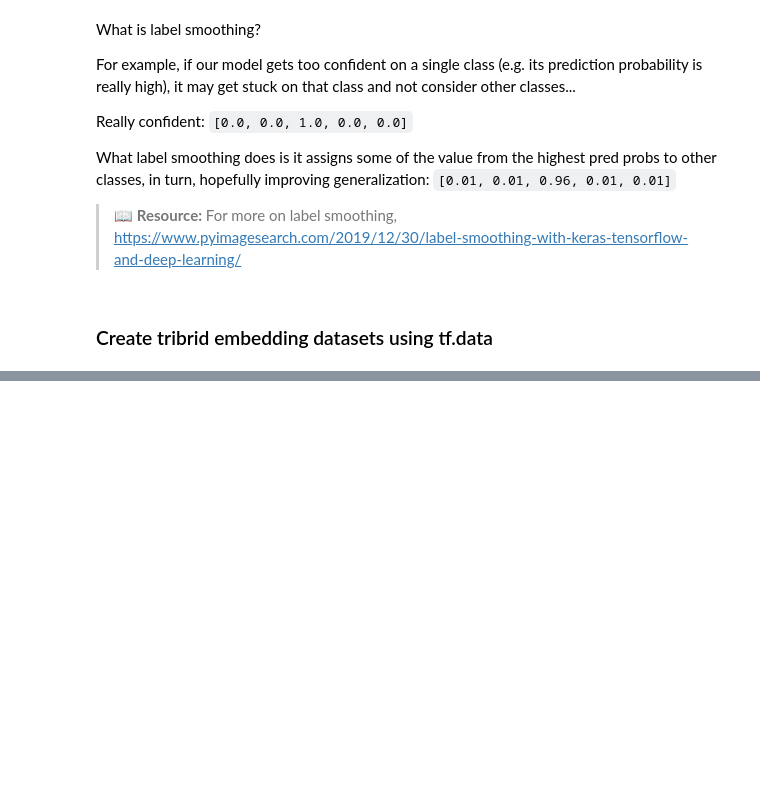
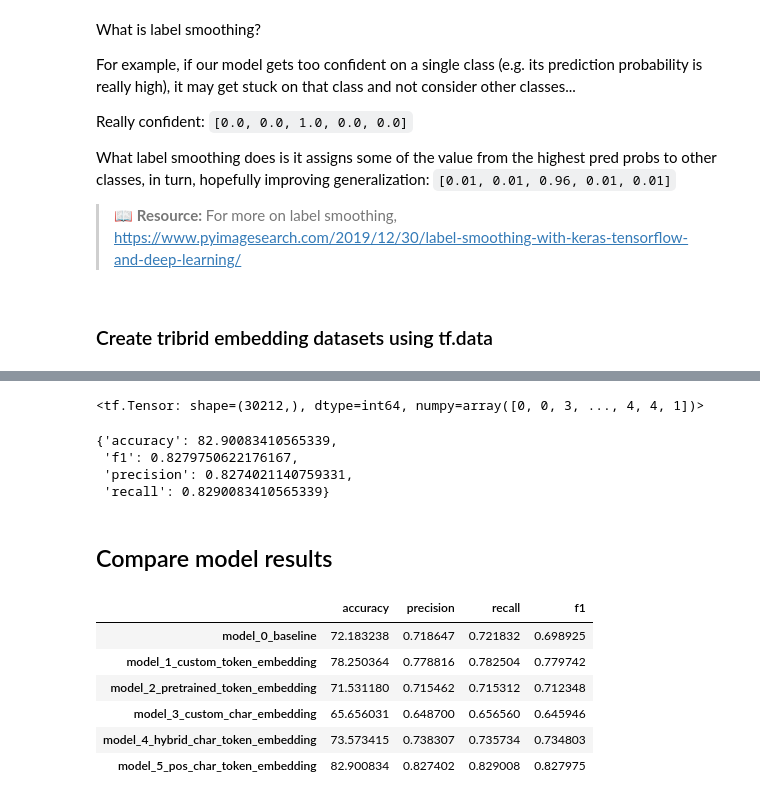
Before and after one commit to egehanasal/Deep-Learning, a Jupyter notebook: Deep Learning with Tensorflow/NLP ❤/NLP_Project_SkimLit.ipynb, the cells around one changed output, grey strips where cells are left out. Cells and saved outputs as stored; diff of their text form; code cells hidden in the pictures; blank space fills up the shorter version.

```diff
--- a/Deep Learning with Tensorflow/NLP ❤/NLP_Project_SkimLit.ipynb
+++ b/Deep Learning with Tensorflow/NLP ❤/NLP_Project_SkimLit.ipynb
@@ -1444,0 +1487,15 @@ model_5.compile(loss=tf.keras.losses.CategoricalCrossentropy(label_smoothing=0.2
+# %%
+# Fit the token, char and positional embedding model
+"""
+history_model_5 = model_5.fit(train_char_token_pos_dataset,
+                              steps_per_epoch=int(0.1 * len(train_char_token_pos_dataset)),
+                              epochs=3,
+                              validation_data=val_char_token_pos_dataset,
+                              validation_steps=int(0.1 * len(val_char_token_pos_dataset)))
+"""
+# Fit the token, char and positional embedding model
+history_model_5 = model_5.fit(train_pos_char_token_dataset,
+                              steps_per_epoch=int(0.1 * len(train_pos_char_token_dataset)),
+                              epochs=3,
+                              validation_data=val_pos_char_token_dataset,
+                              validation_steps=int(0.1 * len(val_pos_char_token_dataset)))
@@ -1444,0 +1509,4 @@ model_5.compile(loss=tf.keras.losses.CategoricalCrossentropy(label_smoothing=0.2
+# %%
+# Make predictions
+model_5_pred_probs = model_5.predict(val_pos_char_token_dataset, verbose=1)
+model_5_pred_probs
@@ -1444,0 +1523,37 @@ model_5.compile(loss=tf.keras.losses.CategoricalCrossentropy(label_smoothing=0.2
+# %%
+# Convert pred probs to pred labels
+model_5_preds = tf.argmax(model_5_pred_probs, axis=1)
+model_5_preds
+# %% [output]
+<tf.Tensor: shape=(30212,), dtype=int64, numpy=array([0, 0, 3, ..., 4, 4, 1])>
+# %%
+# Calculate results of char token pos model
+model_5_results = calculate_results(y_true=val_labels_encoded,
+                                    y_pred=model_5_preds)
+model_5_results
+# %% [output]
+{'accuracy': 82.90083410565339,
+ 'f1': 0.8279750622176167,
+ 'precision': 0.8274021140759331,
+ 'recall': 0.8290083410565339}
+# %% [markdown]
+## Compare model results
+# %%
+# Combine model results into a dataframe
+all_model_results = pd.DataFrame({"model_0_baseline": baseline_results,
+                                  "model_1_custom_token_embedding": model_1_results,
+                                  "model_2_pretrained_token_embedding": model_2_results,
+                                  "model_3_custom_char_embedding": model_3_results,
+                                  "model_4_hybrid_char_token_embedding": model_4_results,
+                                  "model_5_pos_char_token_embedding": model_5_results
+                                  })
+all_model_results = all_model_results.transpose()
+all_model_results
+# %% [output]
+|  | accuracy | precision | recall | f1 |
+| model_0_baseline | 72.183238 | 0.718647 | 0.721832 | 0.698925 |
+| model_1_custom_token_embedding | 78.250364 | 0.778816 | 0.782504 | 0.779742 |
+| model_2_pretrained_token_embedding | 71.531180 | 0.715462 | 0.715312 | 0.712348 |
+| model_3_custom_char_embedding | 65.656031 | 0.648700 | 0.656560 | 0.645946 |
+| model_4_hybrid_char_token_embedding | 73.573415 | 0.738307 | 0.735734 | 0.734803 |
+| model_5_pos_char_token_embedding | 82.900834 | 0.827402 | 0.829008 | 0.827975 |
```
Also changed, not shown: parts of 45 cells of this notebook.
